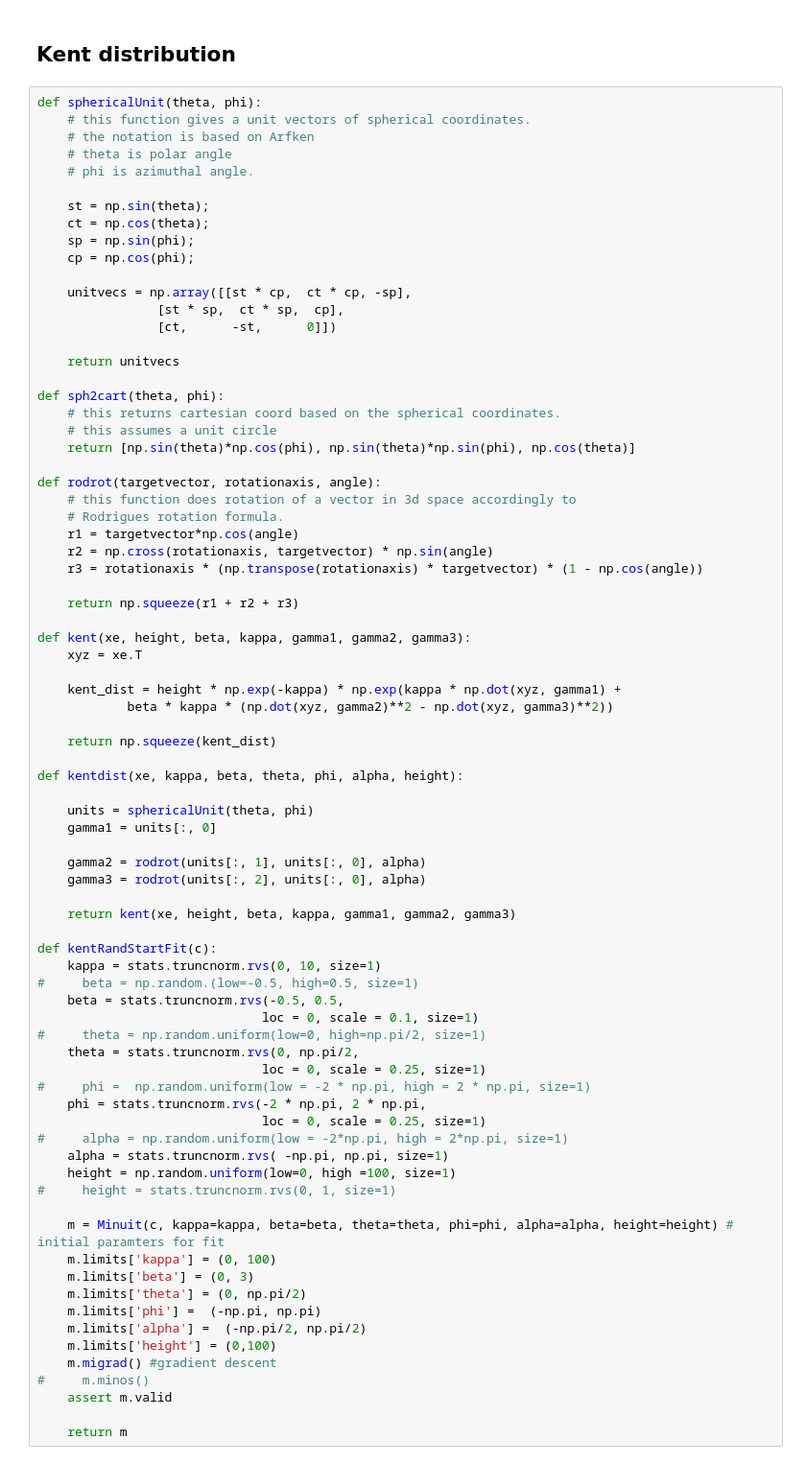
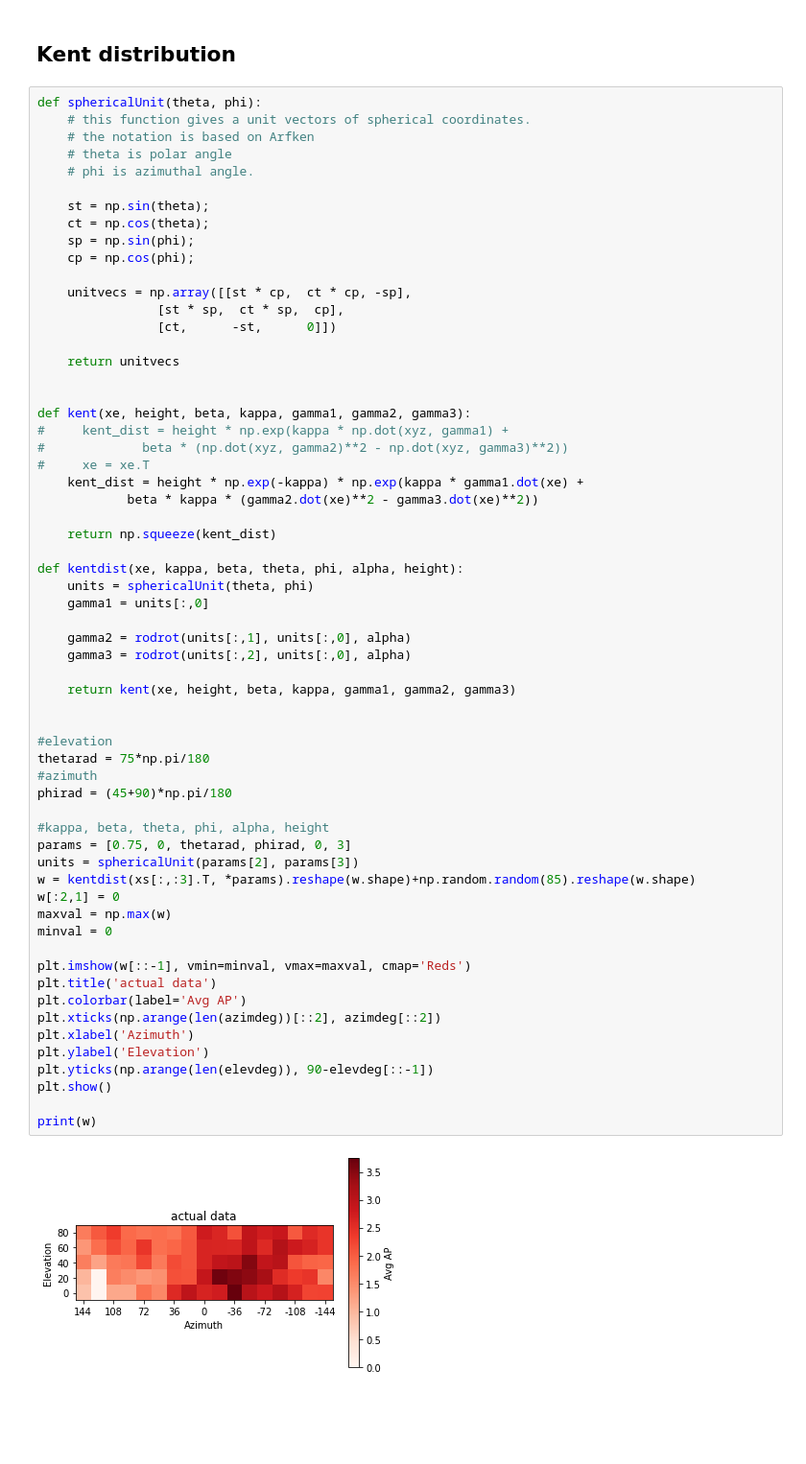
Before and after one commit to feldheimlab/auditoryAnalysis, a Jupyter notebook: python/3-1 - model fits-iminuit.ipynb, the cells around one changed output. Shown at 96% size. Saved outputs shown, nothing was run; the diff lists cells and outputs as text; blank space fills up the shorter version.

```diff
--- a/python/3-1 - model fits-iminuit.ipynb
+++ b/python/3-1 - model fits-iminuit.ipynb
@@ -185,78 +215,63 @@ plt.show()
 # %%
 def sphericalUnit(theta, phi):
     # this function gives a unit vectors of spherical coordinates.
     # the notation is based on Arfken
     # theta is polar angle
     # phi is azimuthal angle.
 
     st = np.sin(theta);
     ct = np.cos(theta);
     sp = np.sin(phi);
     cp = np.cos(phi);
 
     unitvecs = np.array([[st * cp,  ct * cp, -sp],
                 [st * sp,  ct * sp,  cp],
                 [ct,      -st,      0]])
 
     return unitvecs
 
-def sph2cart(theta, phi):
-    # this returns cartesian coord based on the spherical coordinates.
-    # this assumes a unit circle
-    return [np.sin(theta)*np.cos(phi), np.sin(theta)*np.sin(phi), np.cos(theta)]
-
-def rodrot(targetvector, rotationaxis, angle):
-    # this function does rotation of a vector in 3d space accordingly to
-    # Rodrigues rotation formula.
-    r1 = targetvector*np.cos(angle)
-    r2 = np.cross(rotationaxis, targetvector) * np.sin(angle)
-    r3 = rotationaxis * (np.transpose(rotationaxis) * targetvector) * (1 - np.cos(angle))
-
-    return np.squeeze(r1 + r2 + r3)
 
 def kent(xe, height, beta, kappa, gamma1, gamma2, gamma3):
-    xyz = xe.T
-
-    kent_dist = height * np.exp(-kappa) * np.exp(kappa * np.dot(xyz, gamma1) +
-            beta * kappa * (np.dot(xyz, gamma2)**2 - np.dot(xyz, gamma3)**2))
+#     kent_dist = height * np.exp(kappa * np.dot(xyz, gamma1) +
+#             beta * (np.dot(xyz, gamma2)**2 - np.dot(xyz, gamma3)**2))
+#     xe = xe.T
+    kent_dist = height * np.exp(-kappa) * np.exp(kappa * gamma1.dot(xe) +
+            beta * kappa * (gamma2.dot(xe)**2 - gamma3.dot(xe)**2))
 
     return np.squeeze(kent_dist)
 
 def kentdist(xe, kappa, beta, theta, phi, alpha, height):
+    units = sphericalUnit(theta, phi)
+    gamma1 = units[:,0]
 
-    units = sphericalUnit(theta, phi)
-    gamma1 = units[:, 0]
-
-    gamma2 = rodrot(units[:, 1], units[:, 0], alpha)
-    gamma3 = rodrot(units[:, 2], units[:, 0], alpha)
+    gamma2 = rodrot(units[:,1], units[:,0], alpha)
+    gamma3 = rodrot(units[:,2], units[:,0], alpha)
 
     return kent(xe, height, beta, kappa, gamma1, gamma2, gamma3)
 
-def kentRandStartFit(c):
-    kappa = stats.truncnorm.rvs(0, 10, size=1)
-#     beta = np.random.(low=-0.5, high=0.5, size=1)
-    beta = stats.truncnorm.rvs(-0.5, 0.5,
-                              loc = 0, scale = 0.1, size=1)
-#     theta = np.random.uniform(low=0, high=np.pi/2, size=1)
-    theta = stats.truncnorm.rvs(0, np.pi/2,
-                              loc = 0, scale = 0.25, size=1)
-#     phi =  np.random.uniform(low = -2 * np.pi, high = 2 * np.pi, size=1)
-    phi = stats.truncnorm.rvs(-2 * np.pi, 2 * np.pi,
-                              loc = 0, scale = 0.25, size=1)
-#     alpha = np.random.uniform(low = -2*np.pi, high = 2*np.pi, size=1)
-    alpha = stats.truncnorm.rvs( -np.pi, np.pi, size=1)
-    height = np.random.uniform(low=0, high =100, size=1)
-#     height = stats.truncnorm.rvs(0, 1, size=1)
 
-    m = Minuit(c, kappa=kappa, beta=beta, theta=theta, phi=phi, alpha=alpha, height=height) # initial paramters for fit
-    m.limits['kappa'] = (0, 100)
-    m.limits['beta'] = (0, 3)
-    m.limits['theta'] = (0, np.pi/2)
-    m.limits['phi'] =  (-np.pi, np.pi)
-    m.limits['alpha'] =  (-np.pi/2, np.pi/2)
-    m.limits['height'] = (0,100)
-    m.migrad() #gradient descent
-#     m.minos()
-    assert m.valid
+#elevation
+thetarad = 75*np.pi/180
+#azimuth
+phirad = (45+90)*np.pi/180
 
-    return m
+#kappa, beta, theta, phi, alpha, height
+params = [0.75, 0, thetarad, phirad, 0, 3]
+units = sphericalUnit(params[2], params[3])
+w = kentdist(xs[:,:3].T, *params).reshape(w.shape)+np.random.random(85).reshape(w.shape)
+w[:2,1] = 0
+maxval = np.max(w)
+minval = 0
+
+plt.imshow(w[::-1], vmin=minval, vmax=maxval, cmap='Reds')
+plt.title('actual data')
+plt.colorbar(label='Avg AP')
+plt.xticks(np.arange(len(azimdeg))[::2], azimdeg[::2])
+plt.xlabel('Azimuth')
+plt.ylabel('Elevation')
+plt.yticks(np.arange(len(elevdeg)), 90-elevdeg[::-1])
+plt.show()
+
+print(w)
+# %% [output]
+[figure, added]
```
Also changed, not shown: parts of 37 cells of this notebook, 2 other files.
